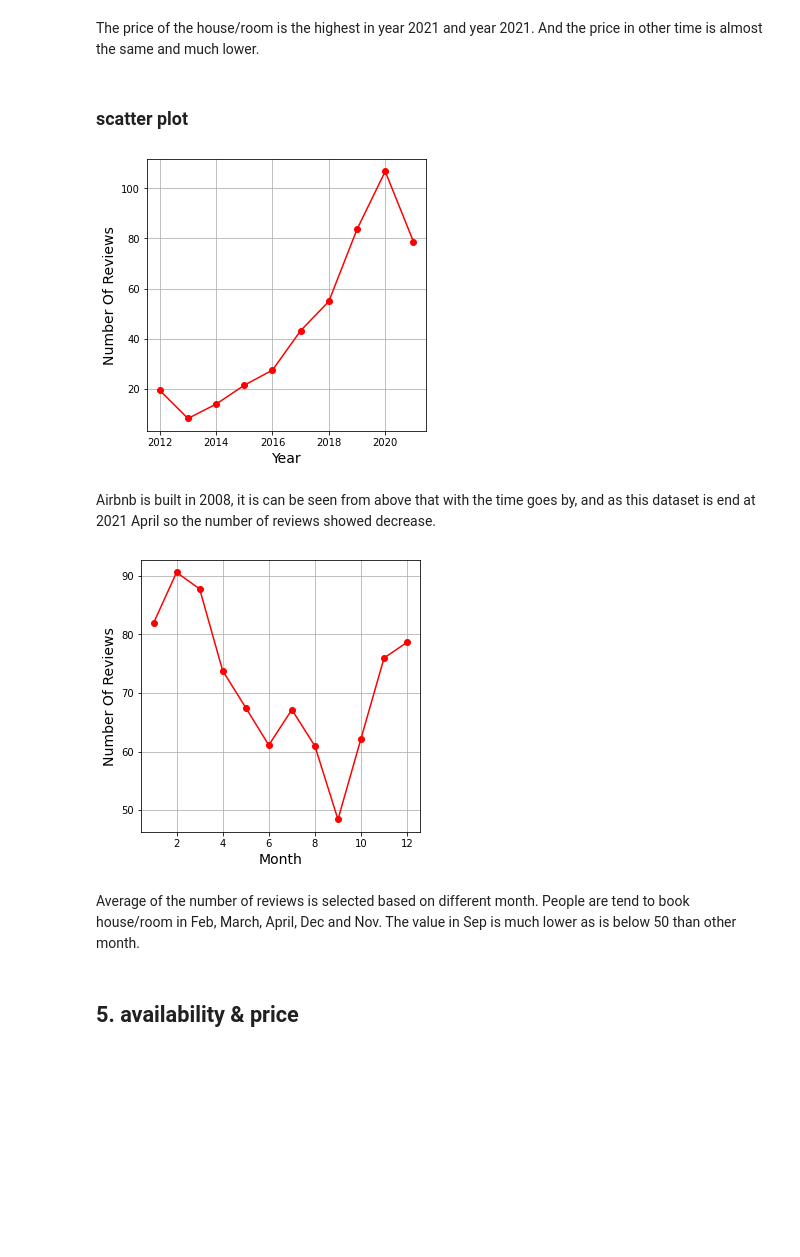
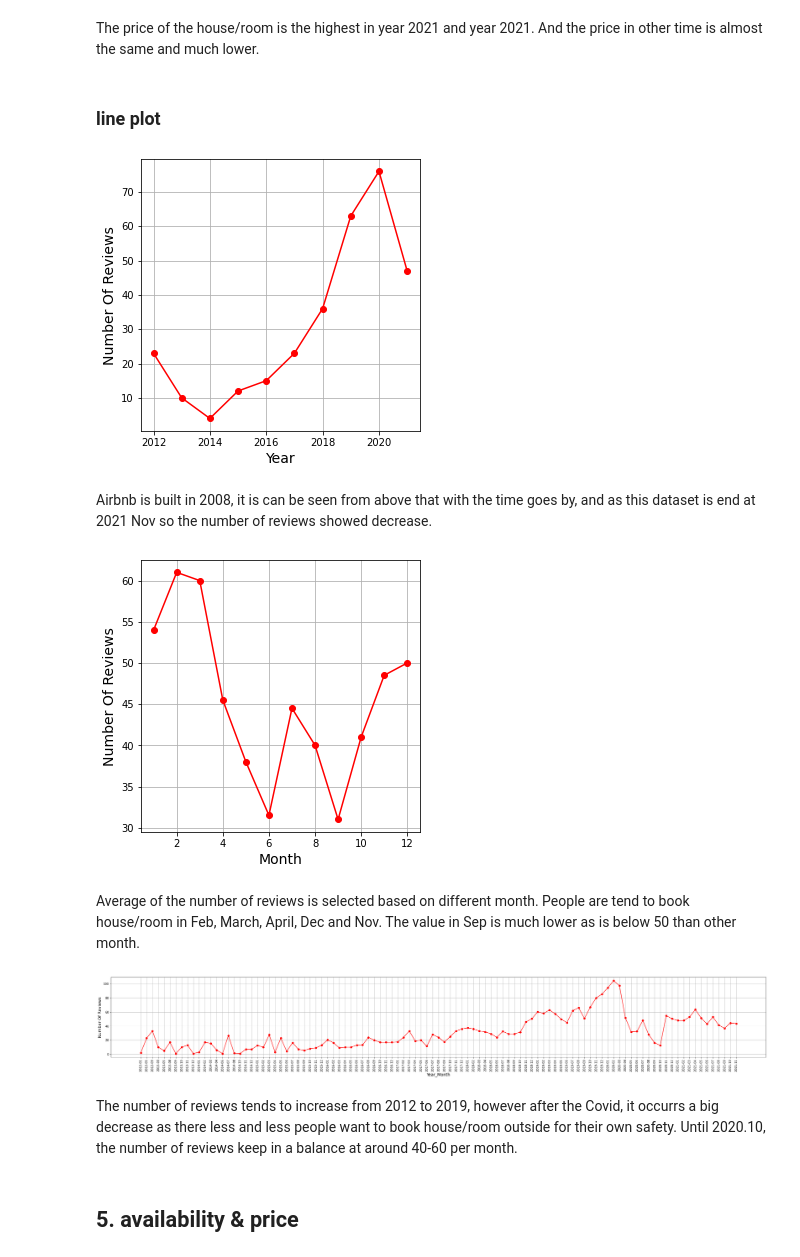
Before and after one commit to JunoZ9009/project_2021_summer, a Jupyter notebook: airbnb/04_Airbnb.ipynb, the cells around one changed output. Drawn from its saved outputs; the diff is of its cells as text; code cells hidden in the pictures; blank space fills up the shorter version.

```diff
--- a/airbnb/04_Airbnb.ipynb
+++ b/airbnb/04_Airbnb.ipynb
@@ -22,7 +22,7 @@ from sklearn.model_selection import train_test_split
 # %% [markdown]
 # Loading
 # %%
-data = pd.read_csv('/content/drive/MyDrive/summer_project_2021/airbnb/listings.csv')
+data = pd.read_csv('/content/drive/MyDrive/summer_project_2021/airbnb/listings_new.csv')
 # %%
 data.head()
 # %% [output]
@@ -150,3 +152,10 @@ See the caveats in the documentation: https://pandas.pydata.org/pandas-docs/stab
 set(new_data.month)
 # %% [output]
 {0, 1, 2, 3, 4, 5, 6, 7, 8, 9, 10, 11, 12}
+# %%
+# year_month
+new_data['year_month'] = new_data.last_review
+new_data.year_month = new_data.year_month.fillna('0000-00')
+
+for i in range(len(data)):
+  new_data['year_month'][i] = new_data.year_month[i][0:7]
@@ -426,10 +531,10 @@ sns.heatmap(new_data4)
 # %% [markdown]
 The price of the house/room is the highest in year 2021 and year 2021. And the price in other time is almost the same and much lower.
 # %% [markdown]
-### scatter plot
+### line plot
 # %%
-review = new_data[new_data.year != 0][['number_of_reviews','year', 'month']].drop_duplicates().reset_index(drop=True)
-review2 = review.groupby(['year']).mean().reset_index()
+review = new_data[new_data.year != 0][['number_of_reviews','year', 'month', 'year_month']].drop_duplicates().reset_index(drop=True)
+review2 = review.groupby(['year']).median().reset_index()
 # %%
 # year
 plt.figure(figsize=(5,5))
@@ -439,24 +544,40 @@ plt.ylabel('Number Of Reviews', fontsize=14)
 plt.grid(True)
 plt.show()
 # %% [output]
-[figure, old version]
+[figure, new version]
 # %% [markdown]
-Airbnb is built in 2008, it is can be seen from above that with the time goes by, and as this dataset is end at 2021 April so the number of reviews showed decrease.
+Airbnb is built in 2008, it is can be seen from above that with the time goes by, and as this dataset is end at 2021 Nov so the number of reviews showed decrease.
 # %%
 # month
 review3 = new_data[new_data.year != 2021][['number_of_reviews','year', 'month']].drop_duplicates().reset_index(drop=True)
-review4 = review.groupby(['month']).mean().reset_index()
+review4 = review.groupby(['month']).median().reset_index()
 
 plt.figure(figsize=(5,5))
 plt.plot(review4.month, review4.number_of_reviews, color='red', marker='o')
 plt.xlabel('Month', fontsize=14)
 plt.ylabel('Number Of Reviews', fontsize=14)
 plt.grid(True)
 plt.show()
 # %% [output]
-[figure, old version]
+[figure, new version]
 # %% [markdown]
 Average of the number of reviews is selected based on different month. People are tend to book house/room in Feb, March, April, Dec and Nov. The value in Sep is much lower as is below 50 than other month.
+# %%
+# year_month
+review3 = new_data[new_data.year != 2021][['number_of_reviews','year_month']].drop_duplicates().reset_index(drop=True)
+review4 = review.groupby(['year_month']).median().reset_index()
+
+plt.figure(figsize=(40,5))
+plt.plot(review4.year_month, review4.number_of_reviews, color='red', marker='o')
+plt.xlabel('Year_Month', fontsize=14)
+plt.xticks(rotation=90)
+plt.ylabel('Number Of Reviews', fontsize=14)
+plt.grid(True)
+plt.show()
+# %% [output]
+[figure, added]
+# %% [markdown]
+The number of reviews tends to increase from 2012 to 2019, however after the Covid, it occurrs a big decrease as there less and less people want to book house/room outside for their own safety. Until 2020.10, the number of reviews keep in a balance at around 40-60 per month.
 # %% [markdown]
 ## 5. availability & price
 # %%
```
Also changed, not shown: parts of 50 cells of this notebook.
